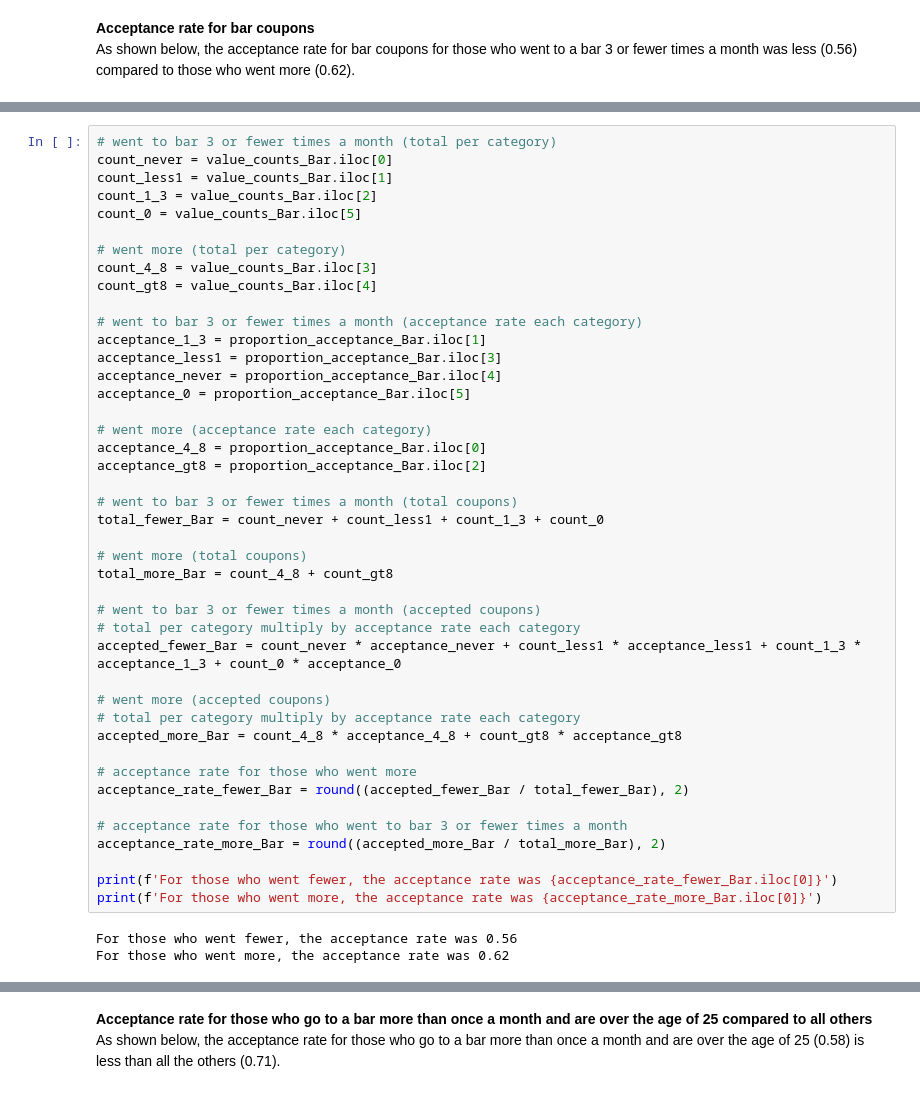
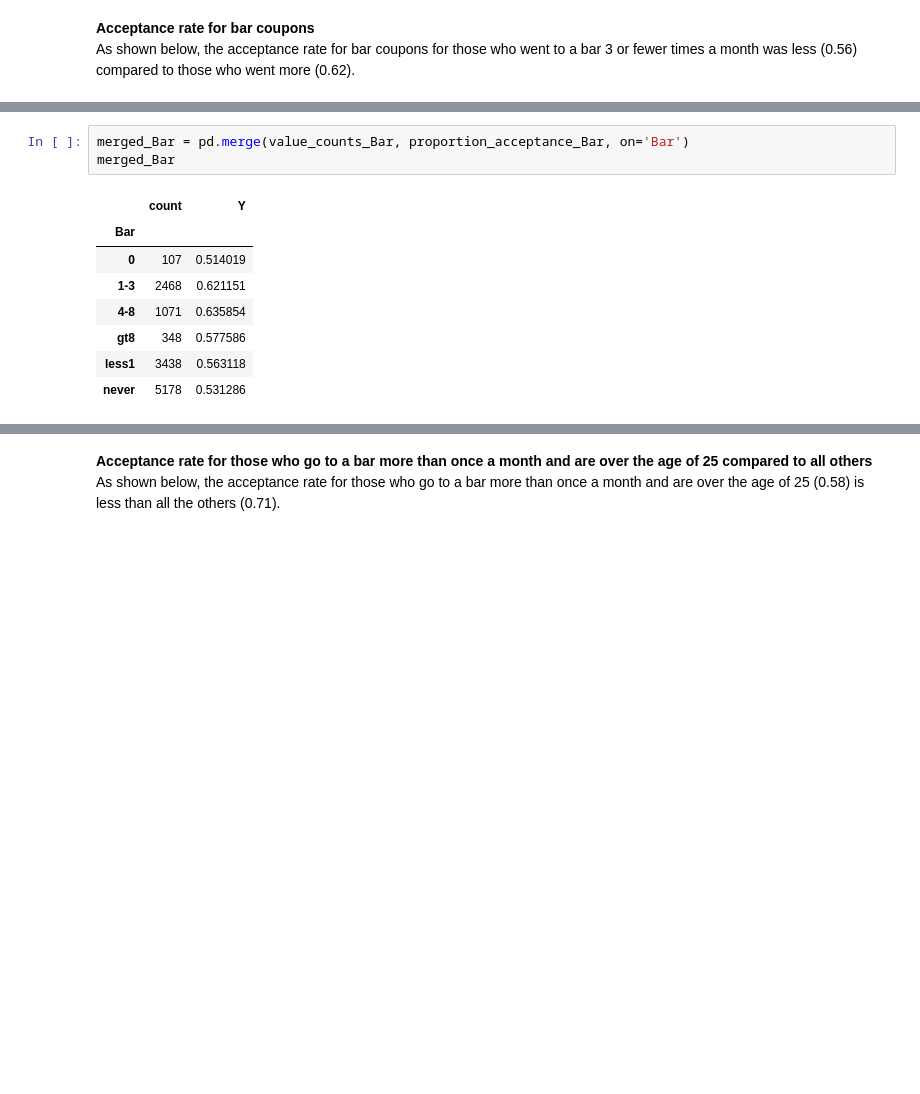
Before and after one commit to RonaldoBantayan27/Mauban1, a Jupyter notebook: 2Accept_Coupons.ipynb, the cells around one changed output, grey strips where cells are left out. Saved outputs shown, nothing was run; the diff lists cells and outputs as text; blank space fills up the shorter version.

```diff
--- a/2Accept_Coupons.ipynb
+++ b/2Accept_Coupons.ipynb
@@ -1143,46 +1146,12 @@ Name: count, dtype: int64
 # %%
-# went to bar 3 or fewer times a month (total per category)
-count_never = value_counts_Bar.iloc[0]
-count_less1 = value_counts_Bar.iloc[1]
-count_1_3 = value_counts_Bar.iloc[2]
-count_0 = value_counts_Bar.iloc[5]
-
-# went more (total per category)
-count_4_8 = value_counts_Bar.iloc[3]
-count_gt8 = value_counts_Bar.iloc[4]
-
-# went to bar 3 or fewer times a month (acceptance rate each category)
-acceptance_1_3 = proportion_acceptance_Bar.iloc[1]
-acceptance_less1 = proportion_acceptance_Bar.iloc[3]
-acceptance_never = proportion_acceptance_Bar.iloc[4]
-acceptance_0 = proportion_acceptance_Bar.iloc[5]
-
-# went more (acceptance rate each category)
-acceptance_4_8 = proportion_acceptance_Bar.iloc[0]
-acceptance_gt8 = proportion_acceptance_Bar.iloc[2]
-
-# went to bar 3 or fewer times a month (total coupons)
-total_fewer_Bar = count_never + count_less1 + count_1_3 + count_0
-
-# went more (total coupons)
-total_more_Bar = count_4_8 + count_gt8
-
-# went to bar 3 or fewer times a month (accepted coupons)
-# total per category multiply by acceptance rate each category
-accepted_fewer_Bar = count_never * acceptance_never + count_less1 * acceptance_less1 + count_1_3 * acceptance_1_3 + count_0 * acceptance_0
-
-# went more (accepted coupons)
-# total per category multiply by acceptance rate each category
-accepted_more_Bar = count_4_8 * acceptance_4_8 + count_gt8 * acceptance_gt8
-
-# acceptance rate for those who went more
-acceptance_rate_fewer_Bar = round((accepted_fewer_Bar / total_fewer_Bar), 2)
-
-# acceptance rate for those who went to bar 3 or fewer times a month
-acceptance_rate_more_Bar = round((accepted_more_Bar / total_more_Bar), 2)
-
-print(f'For those who went fewer, the acceptance rate was {acceptance_rate_fewer_Bar.iloc[0]}')
-print(f'For those who went more, the acceptance rate was {acceptance_rate_more_Bar.iloc[0]}')
+merged_Bar = pd.merge(value_counts_Bar, proportion_acceptance_Bar, on='Bar')
+merged_Bar
 # %% [output]
-For those who went fewer, the acceptance rate was 0.56
-For those who went more, the acceptance rate was 0.62
+|  | count | Y |
+| Bar |  |  |
+| 0 | 107 | 0.514019 |
+| 1-3 | 2468 | 0.621151 |
+| 4-8 | 1071 | 0.635854 |
+| gt8 | 348 | 0.577586 |
+| less1 | 3438 | 0.563118 |
+| never | 5178 | 0.531286 |
```
Also changed, not shown: parts of 10 cells of this notebook.
